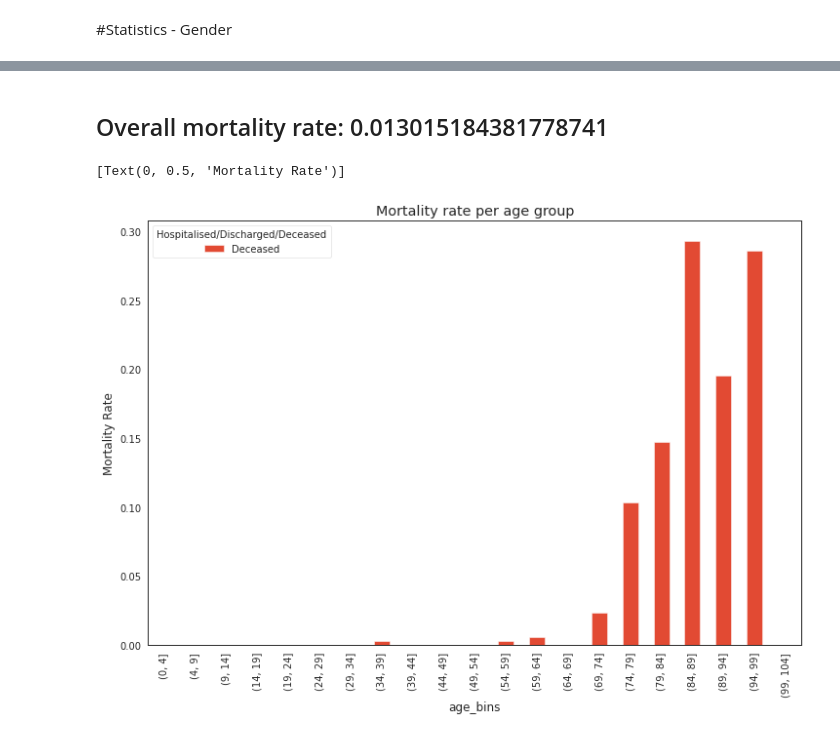
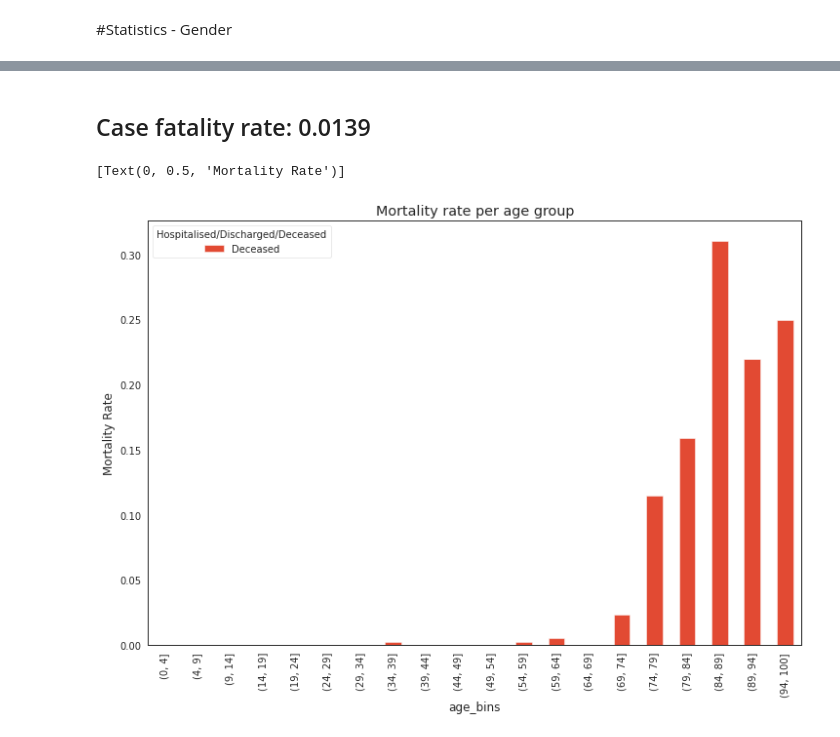
Before and after one commit to charlieskc/MachineLearning, a Jupyter notebook: HK_Covid19_Analysis.ipynb, the cells around one changed output, grey strips where cells are left out. Drawn from its saved outputs; the diff is of its cells as text; code cells hidden in the pictures.

```diff
--- a/HK_Covid19_Analysis.ipynb
+++ b/HK_Covid19_Analysis.ipynb
@@ -75,7 +79,7 @@ df['Report date'] =  pd.to_datetime(df['Report date'], format='%d/%m/%Y')
 #df1 = pd.read_csv('/content/latest_situation_of_reported_cases_covid_19_eng.csv')
 
 #categorize age into age group. age group based on WHO https://www.who.int/healthinfo/paper31.pdf?ua=1
-ageBin= [0,4,9,14,19,24,29,34,39,44,49,54,59,64,69,74,79,84,89,94,99,104]
+ageBin= [0,4,9,14,19,24,29,34,39,44,49,54,59,64,69,74,79,84,89,94,100]
 df['age_bins'] = pd.cut(x=df['Age'], bins=ageBin)
 
 #preview data
@@ -131,18 +138,18 @@ ax2.set(ylabel='No. of infections')
 # %%
 #No. of deceased per Age group
 df_deceased = df[df['Hospitalised/Discharged/Deceased']=='Deceased']
 
-m_rate = len(df_deceased) / len(df)
-display(IPython.display.HTML('<h2> Overall mortality rate: ' + str(m_rate) + '</h2>'))
+m_rate = round(len(df_deceased) / len(df), 4)
+display(IPython.display.HTML('<h2>Case fatality rate: ' + str(m_rate) + '</h2>'))
 
-#Mortality Rate
+#case fatality rate
 df_ratio = pd.crosstab(df['age_bins'],df['Hospitalised/Discharged/Deceased']).apply(lambda r: r/r.sum(), axis=1)
 ax=df_ratio[['Deceased']].plot(title='Mortality rate per age group', kind='bar')
 ax.set(ylabel='Mortality Rate')
 # %% [output]
-Overall mortality rate: 0.013015184381778741
+Case fatality rate: 0.0139
 [Text(0, 0.5, 'Mortality Rate')]
-[figure, old version]
+[figure, new version]
 # %%
 display(IPython.display.HTML('<h2> Total no. of deceased: ' + str(len(df_deceased)) +  '</h2>'))
 
```
Also changed, not shown: parts of 10 cells of this notebook.
